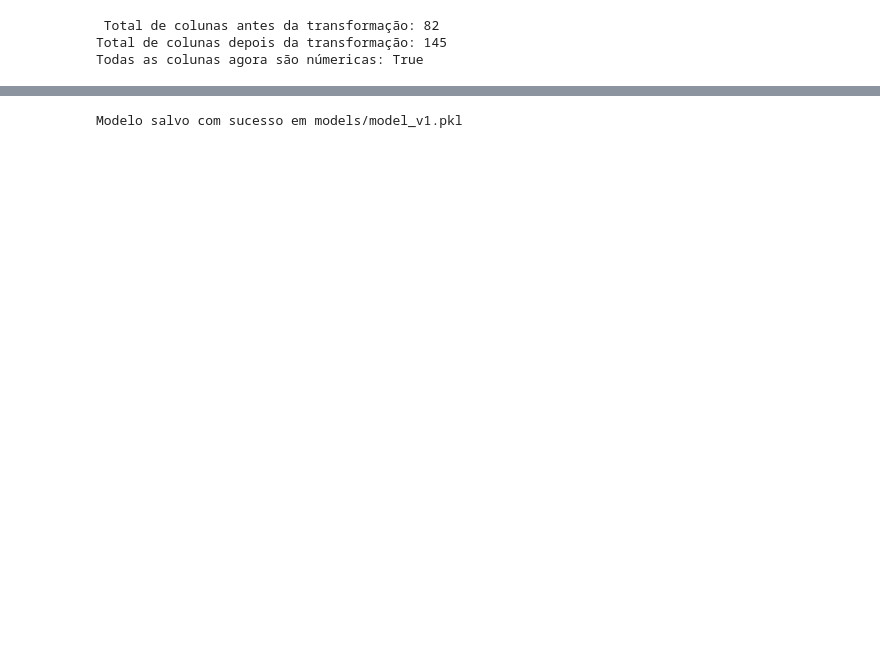
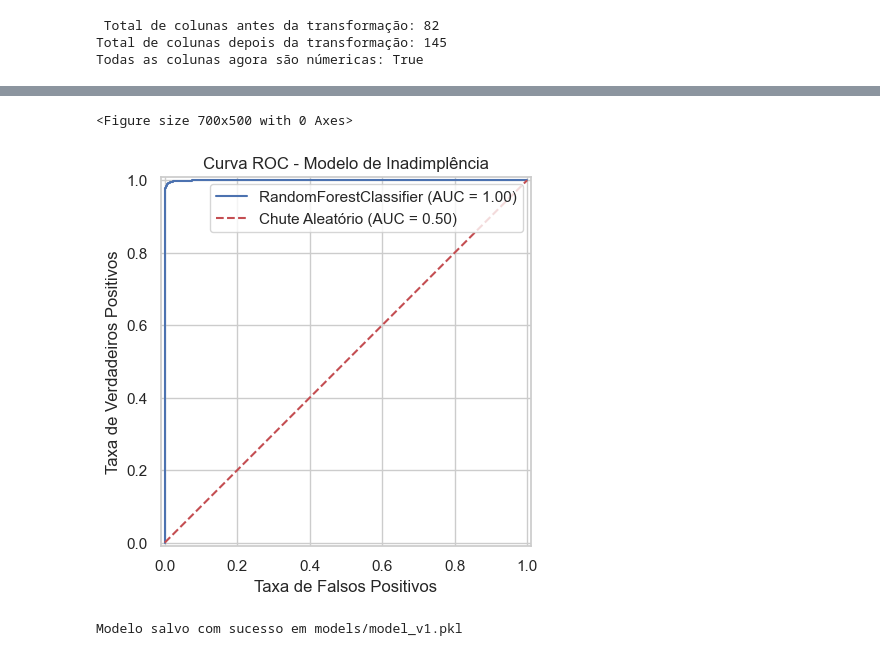
Before and after one commit to Portfolio-profissional-vinii/credit-risk-prediction, a Jupyter notebook: notebooks/01_exploracao.ipynb, the cells around one changed output, grey strips where cells are left out. Cells and saved outputs as stored; diff of their text form; code cells hidden in the pictures; blank space fills up the shorter version.

```diff
--- a/notebooks/01_exploracao.ipynb
+++ b/notebooks/01_exploracao.ipynb
@@ -4,6 +4,10 @@ import numpy as np
 from sklearn.model_selection import train_test_split
 import matplotlib.pyplot as plt
 import seaborn as sns
+import matplotlib.pyplot as plt
+import seaborn as sns
+
+sns.set_theme(style="whitegrid")
 
 # Carregar dataset público Lending Club Loan Data (Kaggle)
 arquivo = '../data/raw/accepted_2007_to_2018Q4.csv'
@@ -268,0 +273,14 @@ Resultado AUC-ROC: 0.7539
+# %%
+from sklearn.metrics import RocCurveDisplay
+
+plt.figure(figsize=(7, 5))
+RocCurveDisplay.from_estimator(modelo, x_test, y_test)
+plt.plot([0, 1], [0, 1], 'r--', label='Chute Aleatório (AUC = 0.50)')
+plt.title('Curva ROC - Modelo de Inadimplência', fontsize=12)
+plt.xlabel('Taxa de Falsos Positivos')
+plt.ylabel('Taxa de Verdadeiros Positivos')
+plt.legend()
+plt.show()
+# %% [output]
+<Figure size 700x500 with 0 Axes>
+[figure, added]
```
Also changed, not shown: parts of 10 cells of this notebook, 8 other files.
